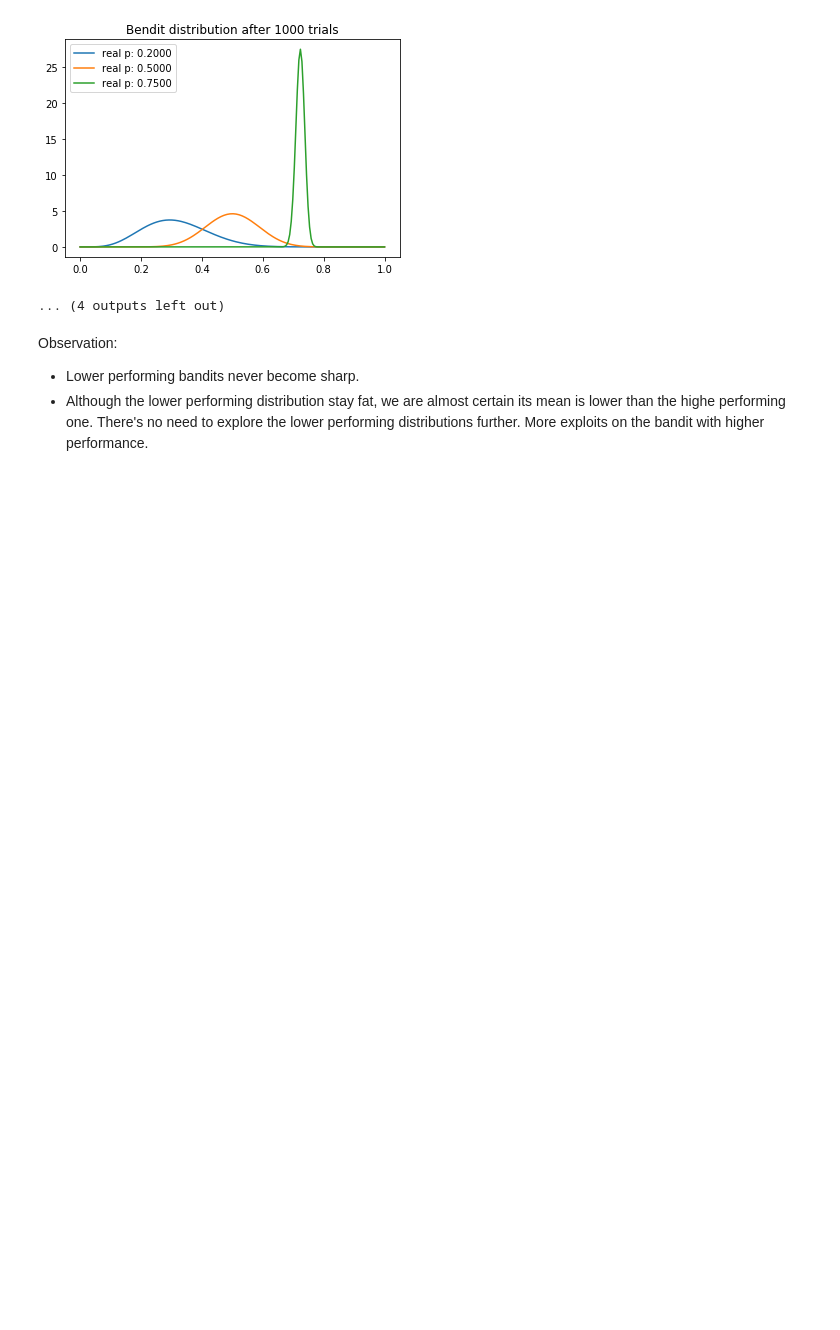
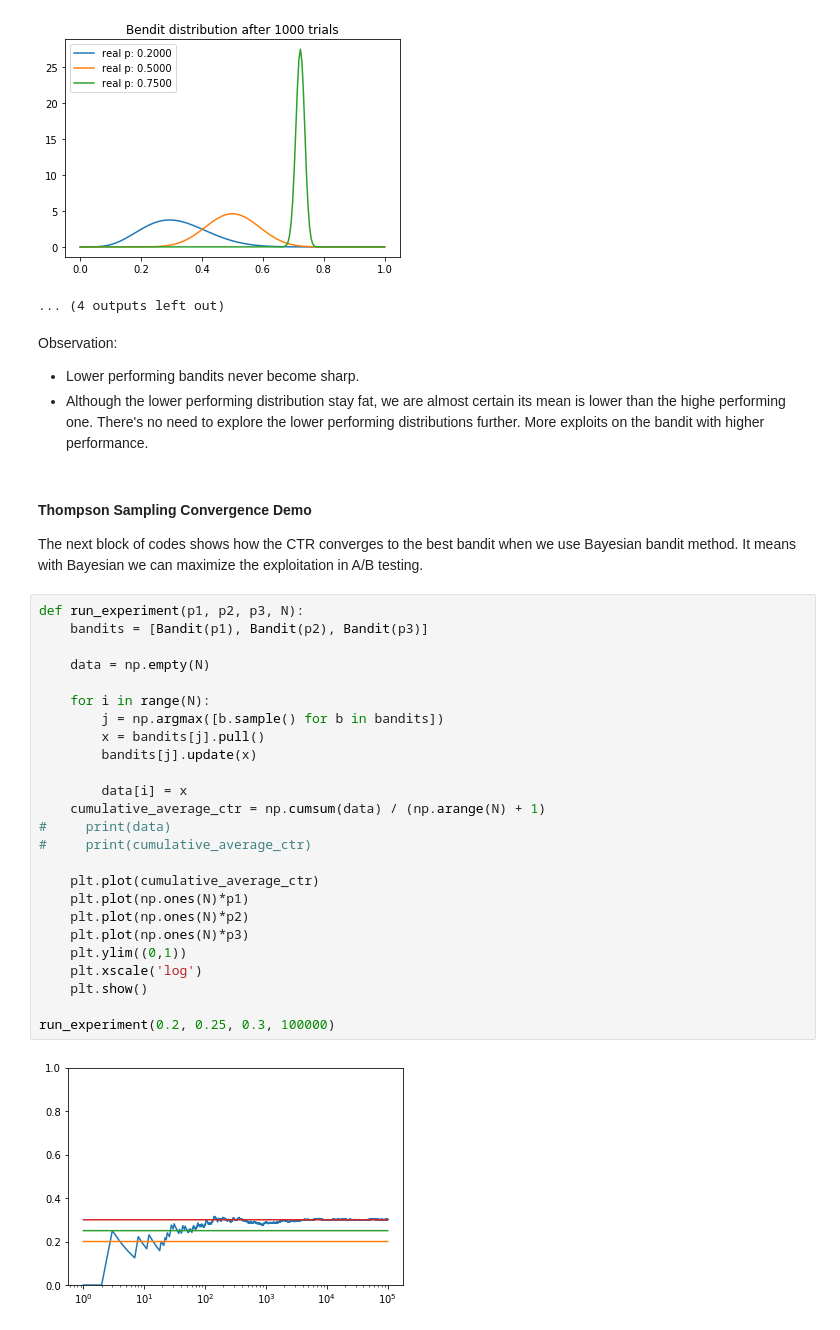
Before and after one commit to byrontang/AB-Testing-Topics, a Jupyter notebook: Bayesian-machine-learning-AB-Testing.ipynb, the cells around one changed output. Drawn from its saved outputs; the diff is of its cells as text; blank space fills up the shorter version.

```diff
--- a/Bayesian-machine-learning-AB-Testing.ipynb
+++ b/Bayesian-machine-learning-AB-Testing.ipynb
@@ -449,3 +454,33 @@ current samples: ['0.3172', '0.4611', '0.7237']
 Observation:
 - Lower performing bandits never become sharp.
 - Although the lower performing distribution stay fat, we are almost certain its mean is lower than the highe performing one. There's no need to explore the lower performing distributions further. More exploits on the bandit with higher performance.
+# %% [markdown]
+#### Thompson Sampling Convergence Demo
+The next block of codes shows how the CTR converges to the best bandit when we use Bayesian bandit method. It means with Bayesian we can maximize the exploitation in A/B testing.
+# %%
+def run_experiment(p1, p2, p3, N):
+    bandits = [Bandit(p1), Bandit(p2), Bandit(p3)]
+
+    data = np.empty(N)
+
+    for i in range(N):
+        j = np.argmax([b.sample() for b in bandits])
+        x = bandits[j].pull()
+        bandits[j].update(x)
+
+        data[i] = x
+    cumulative_average_ctr = np.cumsum(data) / (np.arange(N) + 1)
+#     print(data)
+#     print(cumulative_average_ctr)
+
+    plt.plot(cumulative_average_ctr)
+    plt.plot(np.ones(N)*p1)
+    plt.plot(np.ones(N)*p2)
+    plt.plot(np.ones(N)*p3)
+    plt.ylim((0,1))
+    plt.xscale('log')
+    plt.show()
+
+run_experiment(0.2, 0.25, 0.3, 100000)
+# %% [output]
+[figure, added]
```
Also changed, not shown: parts of 4 cells of this notebook, 3 other files.
